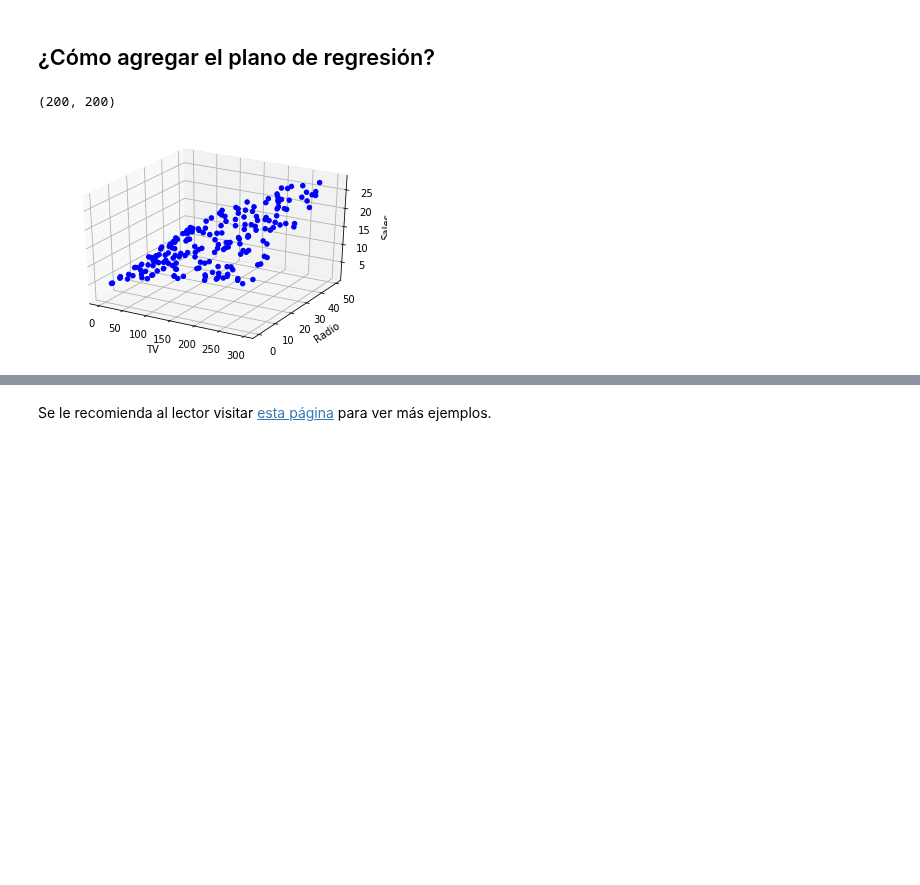
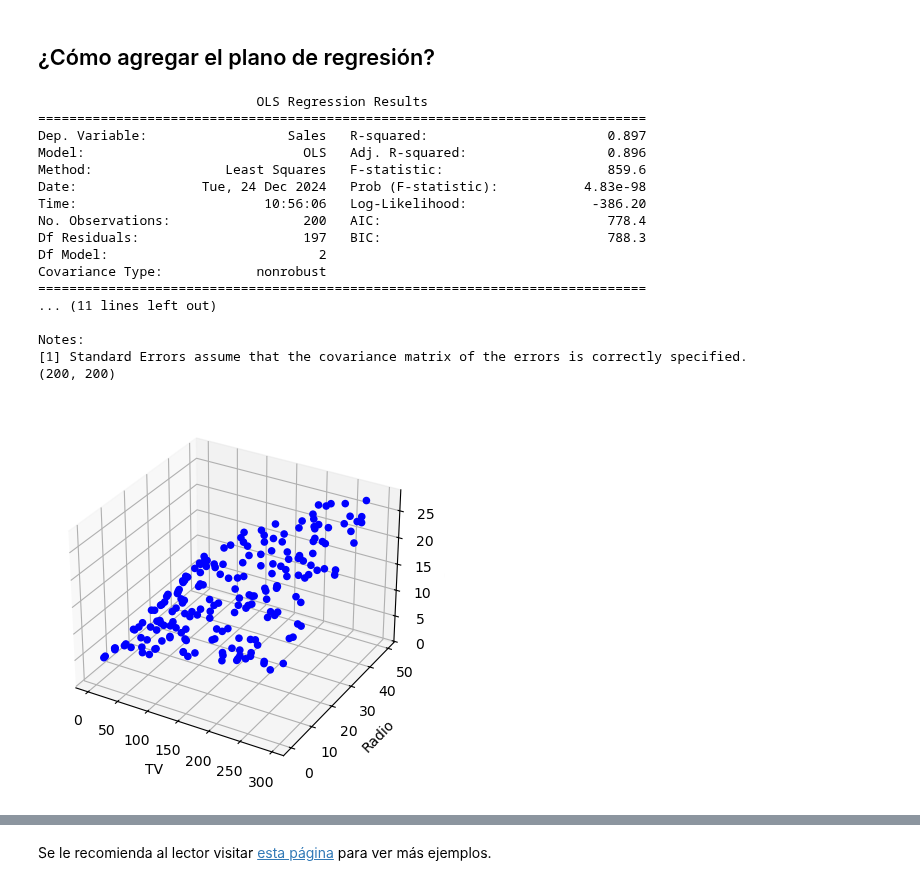
Before and after one commit to fhernanb/Python-para-estadistica, a Jupyter notebook: 03 Regression/Regresión lineal múltiple/multipleLinearRegression.ipynb, the cells around one changed output, grey strips where cells are left out. Drawn from its saved outputs; the diff is of its cells as text; code cells hidden in the pictures; blank space fills up the shorter version.

```diff
--- a/03 Regression/Regresión lineal múltiple/multipleLinearRegression.ipynb
+++ b/03 Regression/Regresión lineal múltiple/multipleLinearRegression.ipynb
@@ -107,43 +108,57 @@ import pandas as pd
 import statsmodels.formula.api as sm
 from matplotlib import cm
 
-csv = pd.read_csv('http://www-bcf.usc.edu/~gareth/ISL/Advertising.csv', index_col=0)
-model = sm.ols(formula='sales ~ TV + radio', data = csv)
+url = "https://raw.githubusercontent.com/fhernanb/datos/refs/heads/master/Advertising"
+dt = pd.read_csv(url, sep="\t")
+
+model = sm.ols(formula='Sales ~ TV + Radio', data = dt)
 fit = model.fit()
 
-fit.summary()
+print(fit.summary())
 
-xx, yy = np.meshgrid(csv['TV'], csv['radio'])
+xx, yy = np.meshgrid(dt['TV'], dt['Radio'])
 
 fig = plt.figure()
 ax = fig.add_subplot(111, projection='3d')
 
 x_surf = np.arange(0, 350, 20)                # generate a mesh
 y_surf = np.arange(0, 60, 4)
 x_surf, y_surf = np.meshgrid(x_surf, y_surf)
 
-exog = pd.core.frame.DataFrame({'TV': x_surf.ravel(), 'radio': y_surf.ravel()})
+exog = pd.core.frame.DataFrame({'TV': x_surf.ravel(), 'Radio': y_surf.ravel()})
 out = fit.predict(exog = exog)
 
-exog = pd.core.frame.DataFrame({'TV':xx.ravel(),'radio':yy.ravel()})
+exog = pd.core.frame.DataFrame({'TV':xx.ravel(),'Radio':yy.ravel()})
 out = fit.predict(exog=exog)
-
-#ax.plot_surface(xx, yy, out.reshape(xx.shape), color='None')
 
 print(xx.shape)
 
-ax.scatter(csv['TV'], csv['radio'], csv['sales'],
+ax.scatter(dt['TV'], dt['Radio'], dt['Sales'],
            c='blue',
            marker='o',
            alpha=1)
-
-
 
 ax.set_xlabel('TV')
 ax.set_ylabel('Radio')
 ax.set_zlabel('Sales')
 
 plt.show()
 # %% [output]
+                            OLS Regression Results
+==============================================================================
+Dep. Variable:                  Sales   R-squared:                       0.897
+Model:                            OLS   Adj. R-squared:                  0.896
+Method:                 Least Squares   F-statistic:                     859.6
+Date:                Tue, 24 Dec 2024   Prob (F-statistic):           4.83e-98
+Time:                        10:56:06   Log-Likelihood:                -386.20
+No. Observations:                 200   AIC:                             778.4
+Df Residuals:                     197   BIC:                             788.3
+Df Model:                           2
+Covariance Type:            nonrobust
+==============================================================================
+... (11 lines left out)
+
+Notes:
+[1] Standard Errors assume that the covariance matrix of the errors is correctly specified.
 (200, 200)
-[figure, old version]
+[figure, new version]
```
Also changed, not shown: parts of 4 cells of this notebook.
